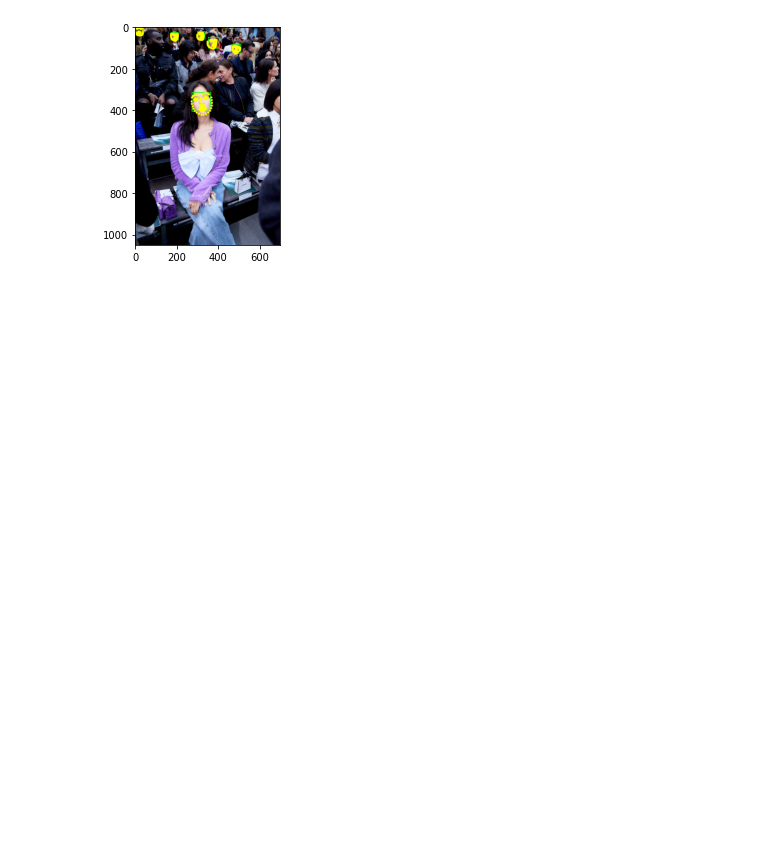
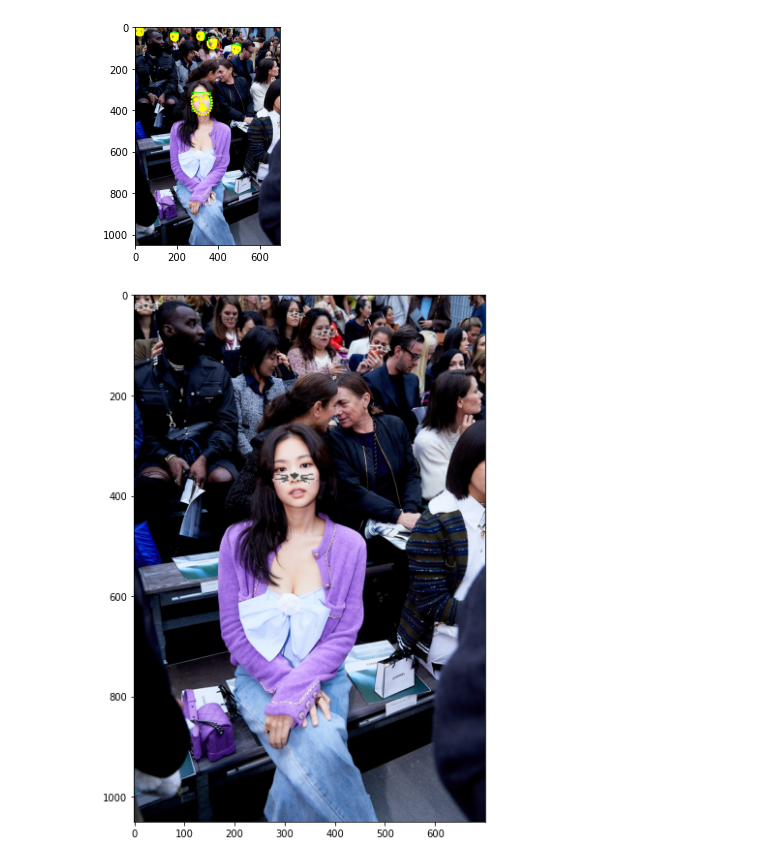
Before and after one commit to mybloodykeyboard/AI_study, a Jupyter notebook: GoingDeeper/[GDCV07]Face_sticker.ipynb, the cells around one changed output. Drawn from its saved outputs; the diff is of its cells as text; code cells hidden in the pictures; blank space fills up the shorter version.

```diff
--- a/GoingDeeper/[GDCV07]Face_sticker.ipynb
+++ b/GoingDeeper/[GDCV07]Face_sticker.ipynb
@@ -1479,3 +1500,21 @@ plt.imshow(cv2.cvtColor(img_show, cv2.COLOR_BGR2RGB))
 plt.show()
 # %% [output]
 [figure]
+# %%
+for i, img_sticker in enumerate(img_stickers):
+    sticker_area = img_bgr[refined_ys[i]:refined_ys[i]+img_sticker.shape[0], refined_xs[i]:refined_xs[i]+img_sticker.shape[1]]
+    img_bgr[refined_ys[i]:refined_ys[i] +img_sticker.shape[0], refined_xs[i]:refined_xs[i]+img_sticker.shape[1]] = \
+        cv2.addWeighted(
+        sticker_area, 0.3,
+        np.where(img_sticker==255,sticker_area,img_sticker).astype(np.uint8), 0.7,
+        0
+    )
+# cv2.addWeighted(src1, alpha, src2, beta, gamma)의 형태로
+# src1,2에 대한 가중치를 부여하여 두 사진을 합성시킵니다.
+
+plt.figure(figsize=(20,10))
+plt.imshow(cv2.cvtColor(img_bgr, cv2.COLOR_BGR2RGB))
+
+plt.show()
+# %% [output]
+[figure, added]
```
Also changed, not shown: parts of 6 cells of this notebook.
